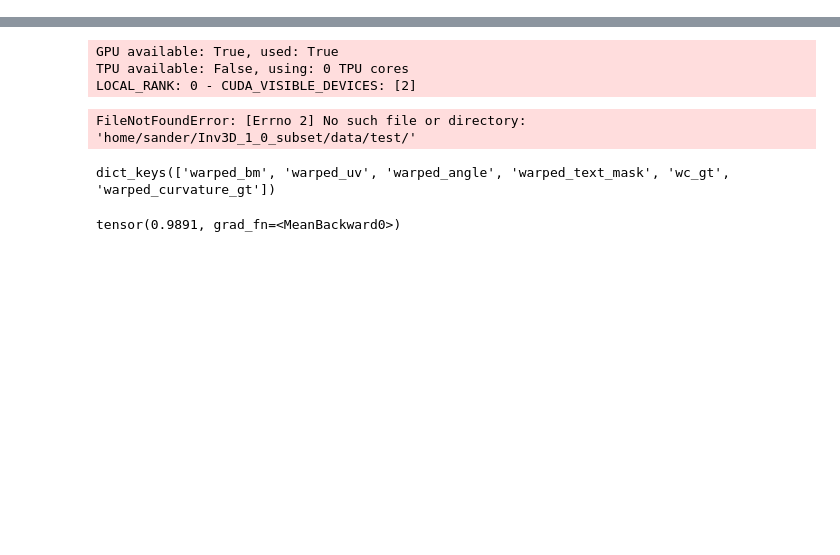
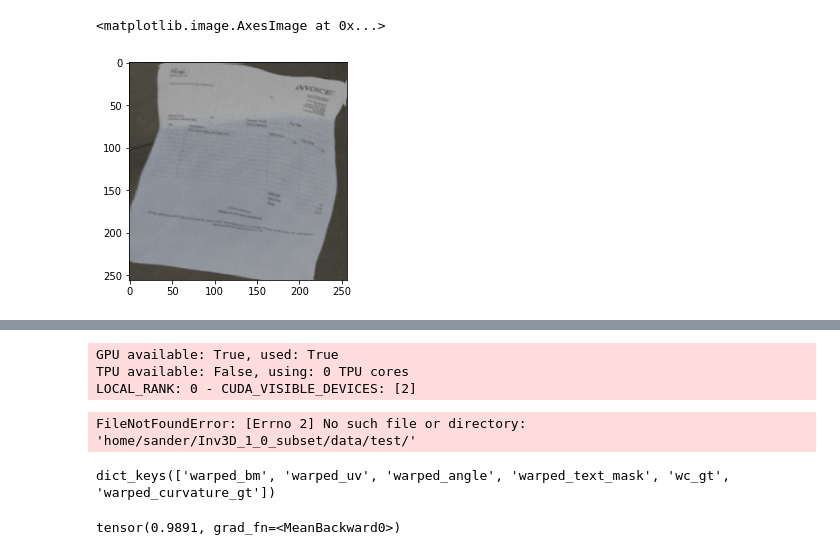
Before and after one commit to Leon-Sander/ImageRectification, a Jupyter notebook: plotting.ipynb, the cells around one changed output, grey strips where cells are left out. Saved outputs shown, nothing was run; the diff lists cells and outputs as text; code cells hidden in the pictures; blank space fills up the shorter version.

```diff
--- a/plotting.ipynb
+++ b/plotting.ipynb
@@ -11,3 +11,18 @@ from pytorch_msssim import ssim, ms_ssim, SSIM, MS_SSIM
 #sns.set(color_codes=True)
 
 data_dir = '/home/sander/Inv3D_pre/inv3d/data/'
+# %%
+model = crease()
+model.load_state_dict(torch.load('models/pretrained/crease_monster_best.pkl'))
+model.eval()
+
+from server_folder import preprocess
+img = cv2.imread('Dataset_Preview/Inv3D_preview_complete_V2/data/train/00/warped_document.png')
+img = preprocess.preprocess_img(img)
+
+bm = model.forward(img)
+unwarped_img = model.unwarp_image(img,bm.transpose(1,2).transpose(2,3))
+plt.imshow(unwarped_img)
+# %% [output]
+<matplotlib.image.AxesImage at 0x...>
+[figure, added]
```
Also changed, not shown: parts of 2 cells of this notebook, 2 other files.
